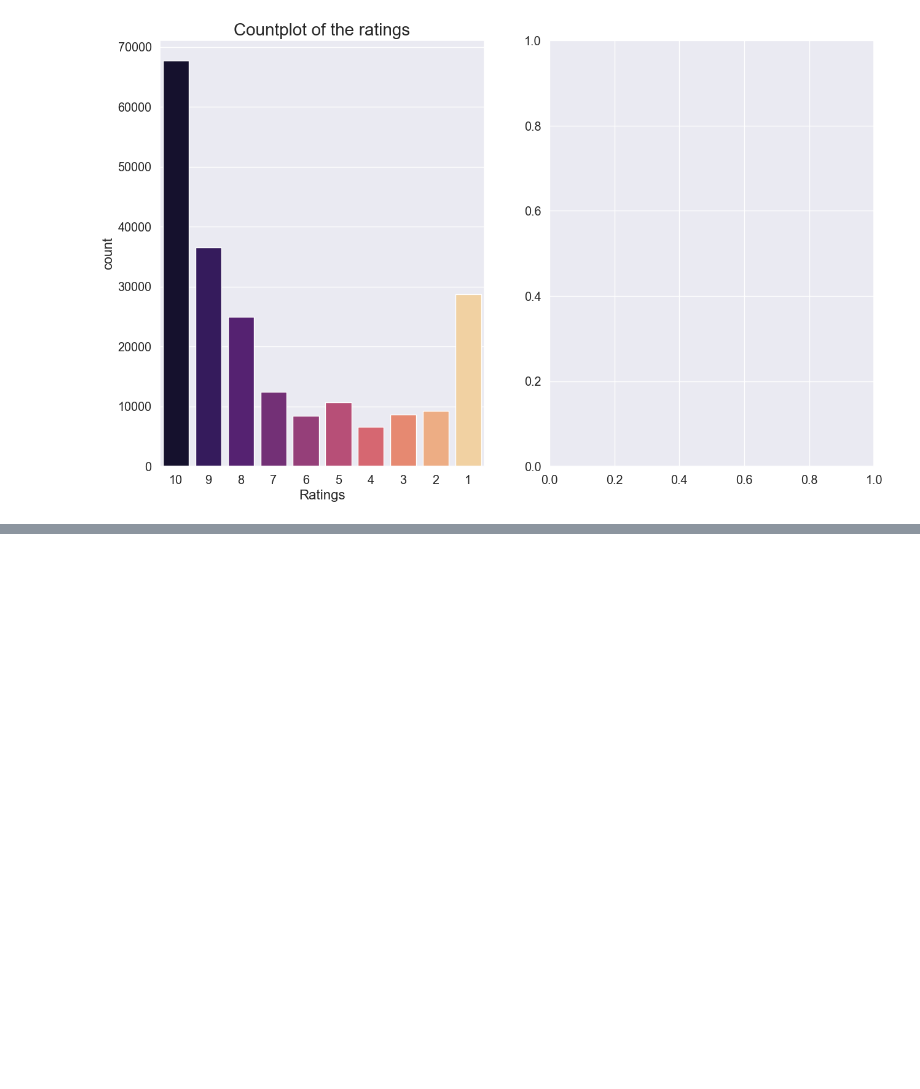
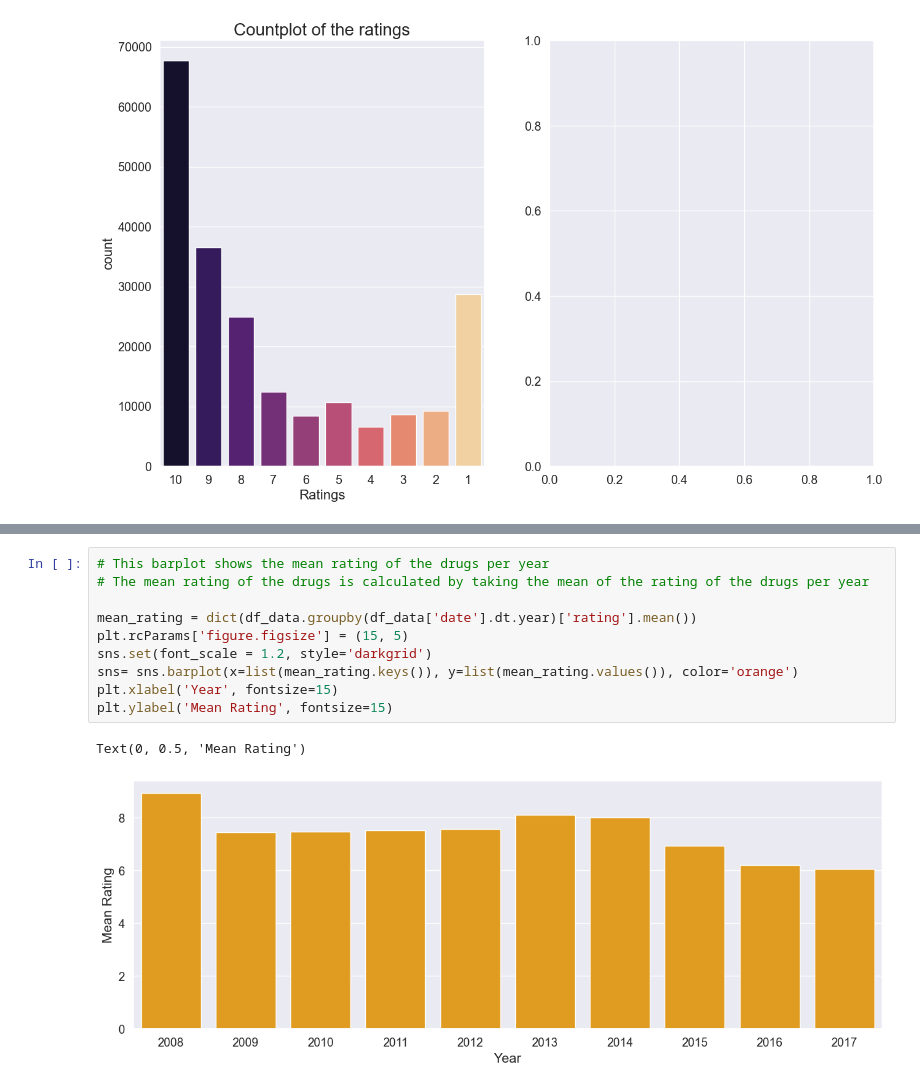
Before and after one commit to ArslanAmanov/AI-ML-DL, a Jupyter notebook: Kaggle Projects /UCI ML drug dataset/uci_ml drug test project.ipynb, the cells around one changed output, grey strips where cells are left out. Drawn from its saved outputs; the diff is of its cells as text; blank space fills up the shorter version.

Commit message:
uci ml drug test project EDA sentiment analyses

```diff
--- a/Kaggle Projects /UCI ML drug dataset/uci_ml drug test project.ipynb
+++ b/Kaggle Projects /UCI ML drug dataset/uci_ml drug test project.ipynb
@@ -286,0 +287,13 @@ plt.axis("off");
+# %%
+# This barplot shows the mean rating of the drugs per year
+# The mean rating of the drugs is calculated by taking the mean of the rating of the drugs per year
+
+mean_rating = dict(df_data.groupby(df_data['date'].dt.year)['rating'].mean())
+plt.rcParams['figure.figsize'] = (15, 5)
+sns.set(font_scale = 1.2, style='darkgrid')
+sns= sns.barplot(x=list(mean_rating.keys()), y=list(mean_rating.values()), color='orange')
+plt.xlabel('Year', fontsize=15)
+plt.ylabel('Mean Rating', fontsize=15)
+# %% [output]
+Text(0, 0.5, 'Mean Rating')
+[figure, added]
```
Also changed, not shown: parts of 2 cells of this notebook.
